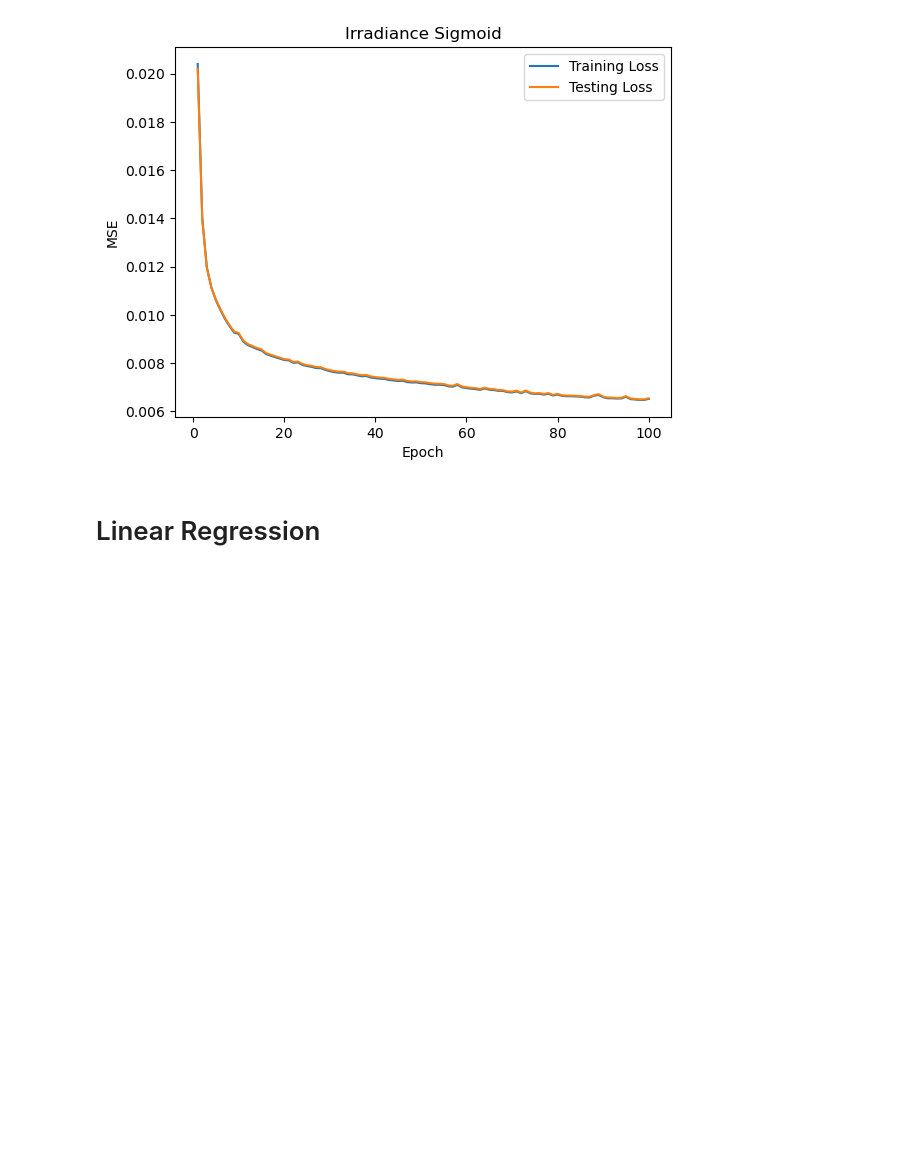
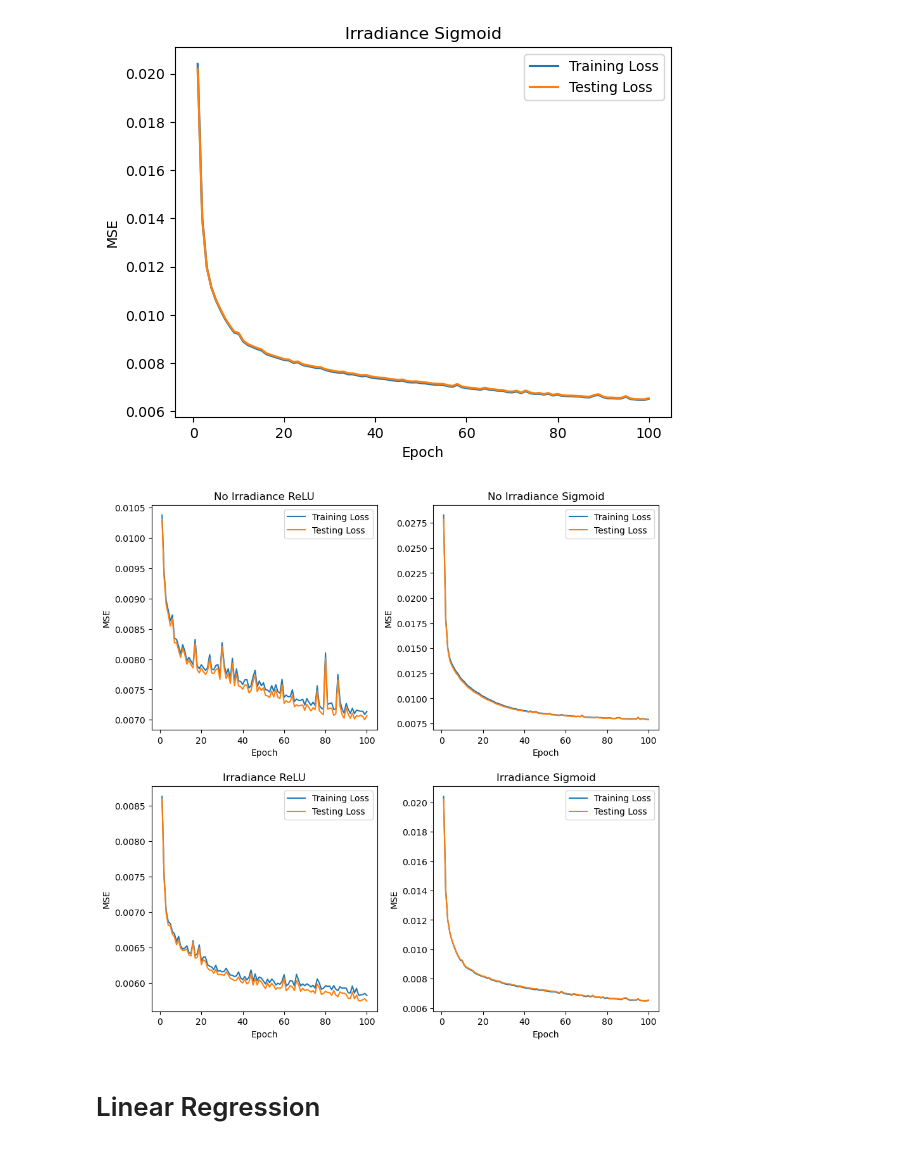
Before and after one commit to andrewdean1/solar-searcher, a Jupyter notebook: Notebooks/Models/fullModels.ipynb, the cells around one changed output. Cells and saved outputs as stored; diff of their text form; code cells hidden in the pictures; blank space fills up the shorter version.

```diff
--- a/Notebooks/Models/fullModels.ipynb
+++ b/Notebooks/Models/fullModels.ipynb
@@ -51,10 +51,10 @@ Text(0.5, 1.0, 'No Irradiance ReLU')
 [figure]
 # %%
 x = np.linspace(1,100, 100, dtype = 'int')
-losses = np.loadtxt('../../Data/csvs/model/loss_no_irr_sig.txt')
-plt.plot(x, losses[:,0], label = 'Training Loss')
-plt.plot(x, losses[:,1], label = 'Testing Loss')
-print(losses[:,0][-1])
+losses1 = np.loadtxt('../../Data/csvs/model/loss_no_irr_sig.txt')
+plt.plot(x, losses1[:,0], label = 'Training Loss')
+plt.plot(x, losses1[:,1], label = 'Testing Loss')
+print(losses1[:,0][-1])
 plt.ylabel('MSE')
 plt.xlabel('Epoch')
 plt.legend()
@@ -80,9 +80,9 @@ Text(0.5, 1.0, 'Irradiance ReLU')
 # %%
 x = np.linspace(1,100, 100, dtype = 'int')
-losses = np.loadtxt('../../Data/csvs/model/loss_irr_sig.txt')
-plt.plot(x, losses[:,0], label = 'Training Loss')
-plt.plot(x, losses[:,1], label = 'Testing Loss')
-print(losses[:,0][-1])
+losses3 = np.loadtxt('../../Data/csvs/model/loss_irr_sig.txt')
+plt.plot(x, losses3[:,0], label = 'Training Loss')
+plt.plot(x, losses3[:,1], label = 'Testing Loss')
+print(losses3[:,0][-1])
 plt.ylabel('MSE')
 plt.xlabel('Epoch')
 plt.legend()
@@ -91,6 +91,22 @@ plt.title('Irradiance Sigmoid')
 0.006518680136650801
 Text(0.5, 1.0, 'Irradiance Sigmoid')
 [figure]
+# %%
+loss = [losses0, losses1, losses2, losses3]
+titles = ['No Irradiance ReLU', 'No Irradiance Sigmoid', 'Irradiance ReLU', 'Irradiance Sigmoid']
+fig = plt.figure(figsize = (8,8))
+fig.subplots_adjust(left=0, right=1, bottom=0, top=1, hspace=0.25, wspace=0.25)
+x = np.linspace(1,100, 100, dtype = 'int')
+for i,l in enumerate(loss):
+    fig.add_subplot(2,2,i + 1)
+    plt.plot(x, l[:,0], label = 'Training Loss')
+    plt.plot(x, l[:,1], label = 'Testing Loss')
+    plt.xlabel('Epoch')
+    plt.ylabel('MSE')
+    plt.title(titles[i])
+    plt.legend()
+# %% [output]
+[figure, added]
 # %% [markdown]
 # Linear Regression
 # %%
```
Also changed, not shown: parts of 2 cells of this notebook, 2 other files.
